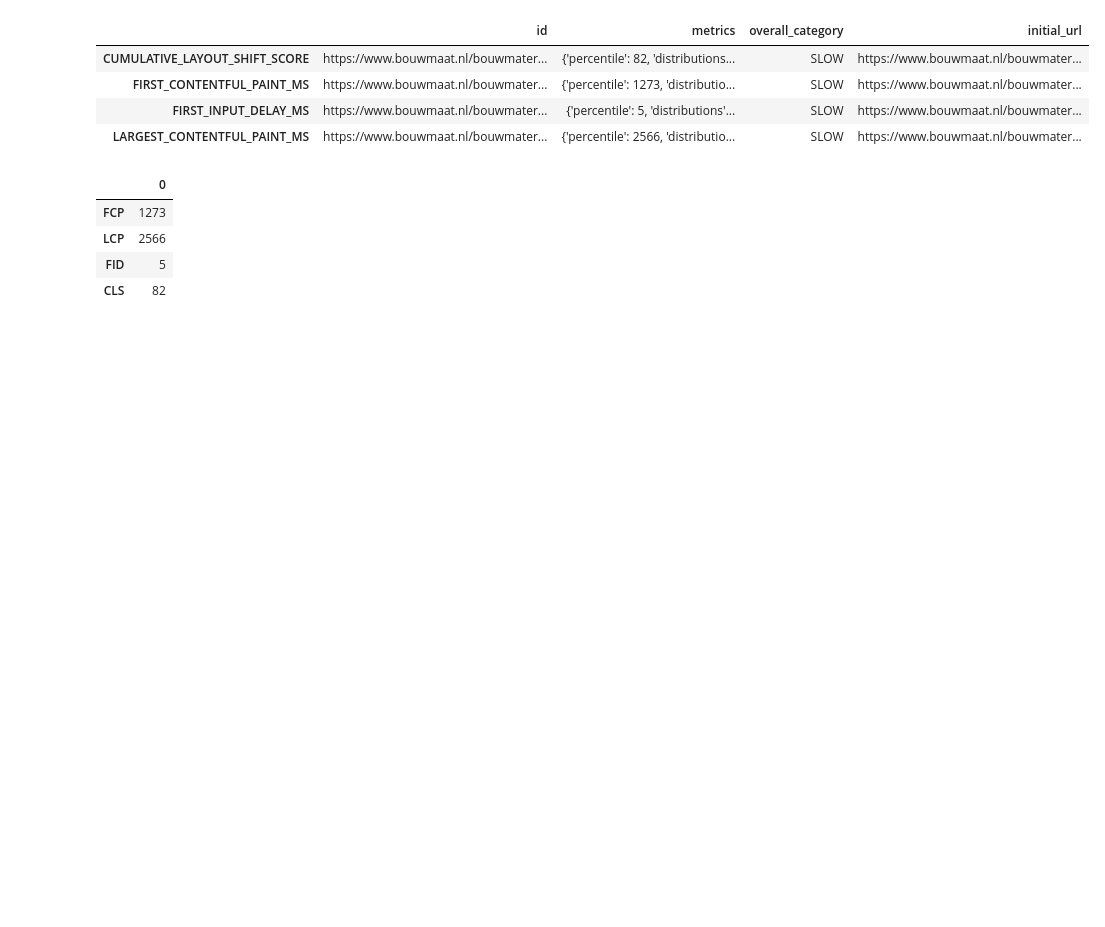
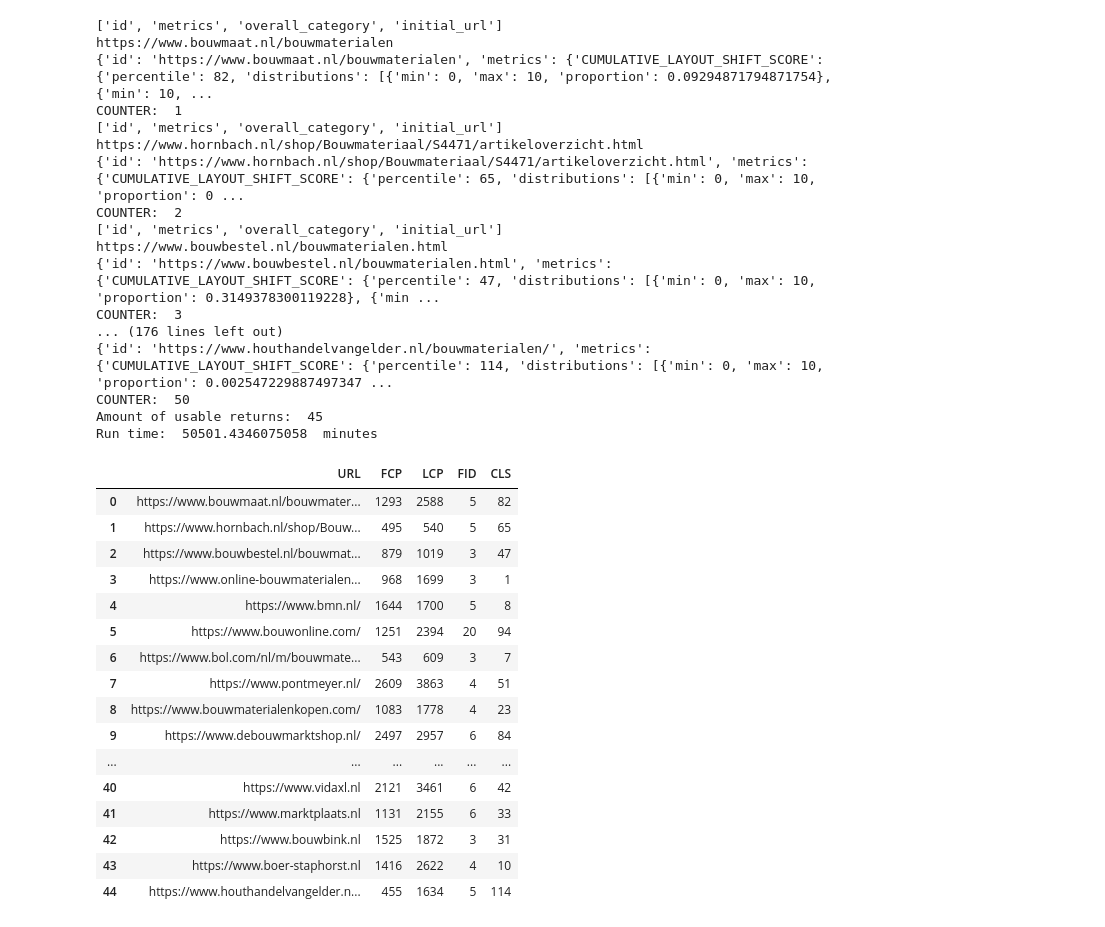
Before and after one commit to D-R-U-N-K-Data/SEO-De-Nieuwe-Zaak, a Jupyter notebook: Website Speed.ipynb, the cells around one changed output. Drawn from its saved outputs; the diff is of its cells as text; code cells hidden in the pictures; blank space fills up the shorter version.

Commit message:
website performance function works

```diff
--- a/Website Speed.ipynb
+++ b/Website Speed.ipynb
@@ -8,3 +5,0 @@ bouwmaat = PSI('www.bouwmaat.nl/bouwmaterialen', category='performance', locale=
-# %%
-df = pd.DataFrame.from_dict(bouwmaat)
-df.loc["LARGEST_CONTENTFUL_PAINT_MS","metrics"]
@@ -17,23 +58,38 @@ df.loc["LARGEST_CONTENTFUL_PAINT_MS","metrics"]
 # %%
+df = GetWebsiteSpeed()
 df
 # %% [output]
+['id', 'metrics', 'overall_category', 'initial_url']
+https://www.bouwmaat.nl/bouwmaterialen
+{'id': 'https://www.bouwmaat.nl/bouwmaterialen', 'metrics': {'CUMULATIVE_LAYOUT_SHIFT_SCORE': {'percentile': 82, 'distributions': [{'min': 0, 'max': 10, 'proportion': 0.09294871794871754}, {'min': 10, ...
+COUNTER:  1
+['id', 'metrics', 'overall_category', 'initial_url']
+https://www.hornbach.nl/shop/Bouwmateriaal/S4471/artikeloverzicht.html
+{'id': 'https://www.hornbach.nl/shop/Bouwmateriaal/S4471/artikeloverzicht.html', 'metrics': {'CUMULATIVE_LAYOUT_SHIFT_SCORE': {'percentile': 65, 'distributions': [{'min': 0, 'max': 10, 'proportion': 0 ...
+COUNTER:  2
+['id', 'metrics', 'overall_category', 'initial_url']
+https://www.bouwbestel.nl/bouwmaterialen.html
+{'id': 'https://www.bouwbestel.nl/bouwmaterialen.html', 'metrics': {'CUMULATIVE_LAYOUT_SHIFT_SCORE': {'percentile': 47, 'distributions': [{'min': 0, 'max': 10, 'proportion': 0.3149378300119228}, {'min ...
+COUNTER:  3
+... (176 lines left out)
+{'id': 'https://www.houthandelvangelder.nl/bouwmaterialen/', 'metrics': {'CUMULATIVE_LAYOUT_SHIFT_SCORE': {'percentile': 114, 'distributions': [{'min': 0, 'max': 10, 'proportion': 0.002547229887497347 ...
+COUNTER:  50
+Amount of usable returns:  45
+Run time:  50501.4346075058  minutes
-|  | id | metrics | overall_category | initial_url |
-| CUMULATIVE_LAYOUT_SHIFT_SCORE | https://www.bouwmaat.nl/bouwmater... | {'percentile': 82, 'distributions... | SLOW | https://www.bouwmaat.nl/bouwmater... |
-| FIRST_CONTENTFUL_PAINT_MS | https://www.bouwmaat.nl/bouwmater... | {'percentile': 1273, 'distributio... | SLOW | https://www.bouwmaat.nl/bouwmater... |
-| FIRST_INPUT_DELAY_MS | https://www.bouwmaat.nl/bouwmater... | {'percentile': 5, 'distributions'... | SLOW | https://www.bouwmaat.nl/bouwmater... |
-| LARGEST_CONTENTFUL_PAINT_MS | https://www.bouwmaat.nl/bouwmater... | {'percentile': 2566, 'distributio... | SLOW | https://www.bouwmaat.nl/bouwmater... |
+|  | URL | FCP | LCP | FID | CLS |
+| 0 | https://www.bouwmaat.nl/bouwmater... | 1293 | 2588 | 5 | 82 |
+| 1 | https://www.hornbach.nl/shop/Bouw... | 495 | 540 | 5 | 65 |
+| 2 | https://www.bouwbestel.nl/bouwmat... | 879 | 1019 | 3 | 47 |
+| 3 | https://www.online-bouwmaterialen... | 968 | 1699 | 3 | 1 |
+| 4 | https://www.bmn.nl/ | 1644 | 1700 | 5 | 8 |
+| 5 | https://www.bouwonline.com/ | 1251 | 2394 | 20 | 94 |
+| 6 | https://www.bol.com/nl/m/bouwmate... | 543 | 609 | 3 | 7 |
+| 7 | https://www.pontmeyer.nl/ | 2609 | 3863 | 4 | 51 |
+| 8 | https://www.bouwmaterialenkopen.com/ | 1083 | 1778 | 4 | 23 |
+| 9 | https://www.debouwmarktshop.nl/ | 2497 | 2957 | 6 | 84 |
+| ... | ... | ... | ... | ... | ... |
+| 40 | https://www.vidaxl.nl | 2121 | 3461 | 6 | 42 |
+| 41 | https://www.marktplaats.nl | 1131 | 2155 | 6 | 33 |
+| 42 | https://www.bouwbink.nl | 1525 | 1872 | 3 | 31 |
+| 43 | https://www.boer-staphorst.nl | 1416 | 2622 | 4 | 10 |
+| 44 | https://www.houthandelvangelder.n... | 455 | 1634 | 5 | 114 |
-# %%
-cls = pd.DataFrame(df.loc["CUMULATIVE_LAYOUT_SHIFT_SCORE","metrics"]).percentile.iloc[0]
-fcp = pd.DataFrame(df.loc["FIRST_CONTENTFUL_PAINT_MS","metrics"]).percentile.iloc[0]
-fid = pd.DataFrame(df.loc["FIRST_INPUT_DELAY_MS","metrics"]).percentile.iloc[0]
-lcp = pd.DataFrame(df.loc["LARGEST_CONTENTFUL_PAINT_MS","metrics"]).percentile.iloc[0]
-
-results = {"FCP":fcp,"LCP":lcp,"FID":fid,"CLS":cls}
-
-pd.DataFrame.from_dict(results, orient='index')
-# %% [output]
-|  | 0 |
-| FCP | 1273 |
-| LCP | 2566 |
-| FID | 5 |
-| CLS | 82 |
```
Also changed, not shown: parts of 5 cells of this notebook, 1 other file.
